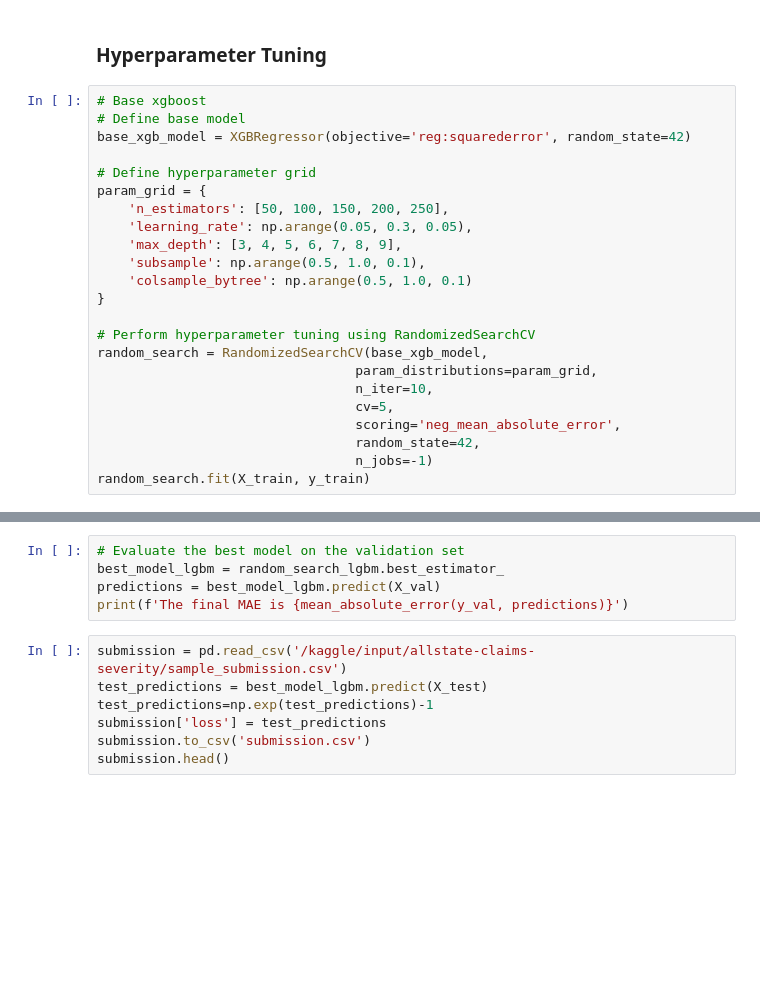
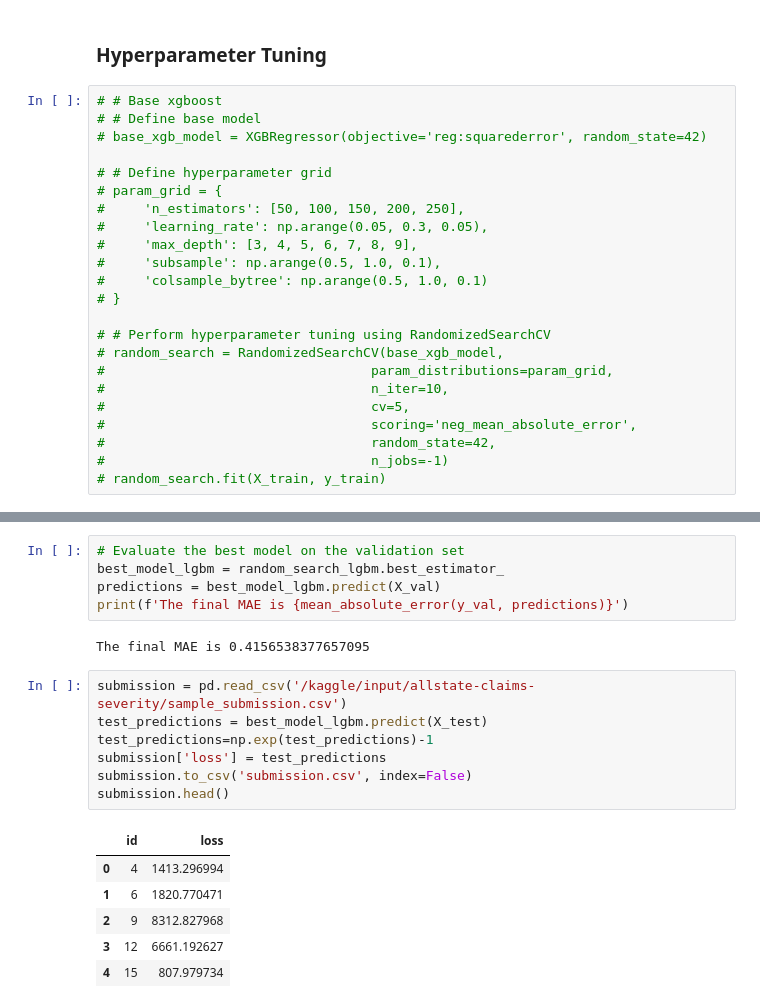
Before and after one commit to JacobJ215/Allstate-Claims-Severity, a Jupyter notebook: allstate-claims-severity.ipynb, the cells around one changed output, grey strips where cells are left out. Drawn from its saved outputs; the diff is of its cells as text; blank space fills up the shorter version.

```diff
--- a/allstate-claims-severity.ipynb
+++ b/allstate-claims-severity.ipynb
@@ -172,26 +174,26 @@ Validation MAE of Base LGBM Model:  0.41669943019821054
 # %% [markdown]
 ### Hyperparameter Tuning
 # %%
-# Base xgboost
-# Define base model
-base_xgb_model = XGBRegressor(objective='reg:squarederror', random_state=42)
+# # Base xgboost
+# # Define base model
+# base_xgb_model = XGBRegressor(objective='reg:squarederror', random_state=42)
 
-# Define hyperparameter grid
-param_grid = {
-    'n_estimators': [50, 100, 150, 200, 250],
-    'learning_rate': np.arange(0.05, 0.3, 0.05),
-    'max_depth': [3, 4, 5, 6, 7, 8, 9],
-    'subsample': np.arange(0.5, 1.0, 0.1),
-    'colsample_bytree': np.arange(0.5, 1.0, 0.1)
-}
+# # Define hyperparameter grid
+# param_grid = {
+#     'n_estimators': [50, 100, 150, 200, 250],
+#     'learning_rate': np.arange(0.05, 0.3, 0.05),
+#     'max_depth': [3, 4, 5, 6, 7, 8, 9],
+#     'subsample': np.arange(0.5, 1.0, 0.1),
+#     'colsample_bytree': np.arange(0.5, 1.0, 0.1)
+# }
 
-# Perform hyperparameter tuning using RandomizedSearchCV
-random_search = RandomizedSearchCV(base_xgb_model,
-                                 param_distributions=param_grid,
-                                 n_iter=10,
-                                 cv=5,
-                                 scoring='neg_mean_absolute_error',
-                                 random_state=42,
-                                 n_jobs=-1)
-random_search.fit(X_train, y_train)
+# # Perform hyperparameter tuning using RandomizedSearchCV
+# random_search = RandomizedSearchCV(base_xgb_model,
+#                                  param_distributions=param_grid,
+#                                  n_iter=10,
+#                                  cv=5,
+#                                  scoring='neg_mean_absolute_error',
+#                                  random_state=42,
+#                                  n_jobs=-1)
+# random_search.fit(X_train, y_train)
 # %%
@@ -227,10 +238,19 @@ random_search_lgbm.fit(X_train, y_train)
 best_model_lgbm = random_search_lgbm.best_estimator_
 predictions = best_model_lgbm.predict(X_val)
 print(f'The final MAE is {mean_absolute_error(y_val, predictions)}')
+# %% [output]
+The final MAE is 0.4156538377657095
 # %%
 submission = pd.read_csv('/kaggle/input/allstate-claims-severity/sample_submission.csv')
 test_predictions = best_model_lgbm.predict(X_test)
 test_predictions=np.exp(test_predictions)-1
 submission['loss'] = test_predictions
-submission.to_csv('submission.csv')
+submission.to_csv('submission.csv', index=False)
 submission.head()
+# %% [output]
+|  | id | loss |
+| 0 | 4 | 1413.296994 |
+| 1 | 6 | 1820.770471 |
+| 2 | 9 | 8312.827968 |
+| 3 | 12 | 6661.192627 |
+| 4 | 15 | 807.979734 |
```
Also changed, not shown: parts of 3 cells of this notebook.
